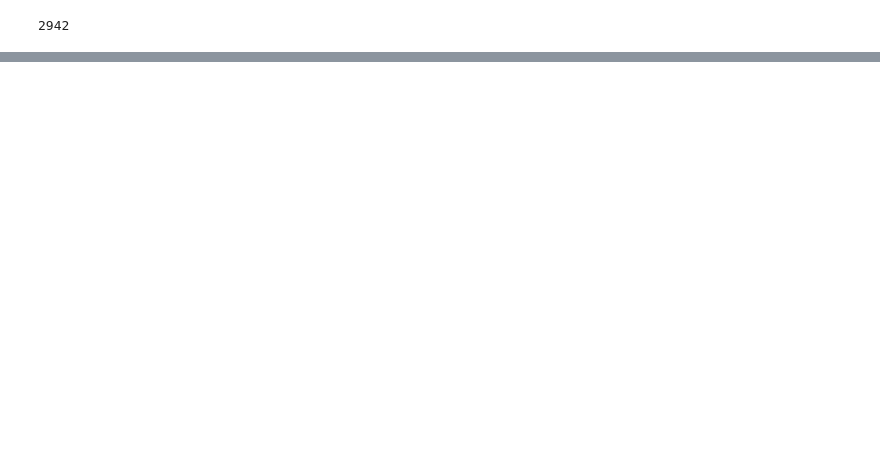
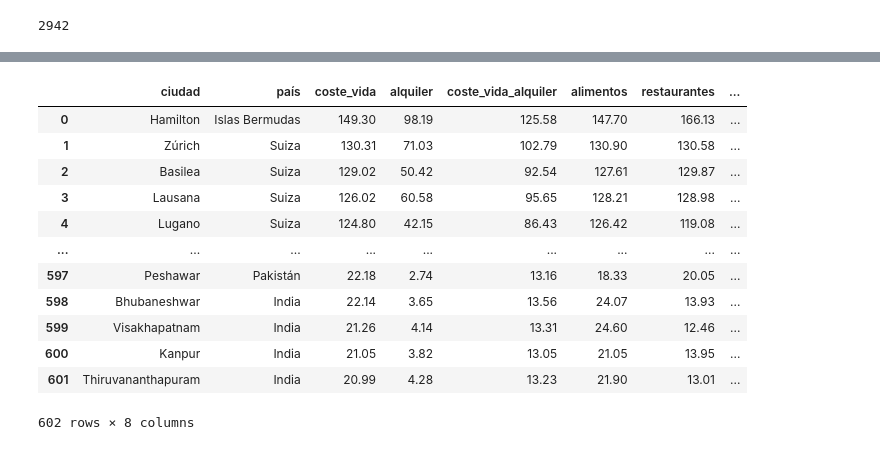
Before and after one commit to as-Solo/Proyecto_Ubicacion, a Jupyter notebook: notebooks/02_Filtrar_ciudades.ipynb, the cells around one changed output, grey strips where cells are left out. Drawn from its saved outputs; the diff is of its cells as text; code cells hidden in the pictures; blank space fills up the shorter version.

```diff
--- a/notebooks/02_Analizando_companies.ipynb
+++ b/notebooks/02_Filtrar_ciudades.ipynb
@@ -190,0 +173,18 @@ coste_vida_ciudades
+# %%
+coste_vida = pd.DataFrame(coste_vida_ciudades)
+# %%
+coste_vida
+# %% [output]
+|  | ciudad | país | coste_vida | alquiler | coste_vida_alquiler | alimentos | restaurantes | ... |
+| 0 | Hamilton | Islas Bermudas | 149.30 | 98.19 | 125.58 | 147.70 | 166.13 | ... |
+| 1 | Zúrich | Suiza | 130.31 | 71.03 | 102.79 | 130.90 | 130.58 | ... |
+| 2 | Basilea | Suiza | 129.02 | 50.42 | 92.54 | 127.61 | 129.87 | ... |
+| 3 | Lausana | Suiza | 126.02 | 60.58 | 95.65 | 128.21 | 128.98 | ... |
+| 4 | Lugano | Suiza | 124.80 | 42.15 | 86.43 | 126.42 | 119.08 | ... |
+| ... | ... | ... | ... | ... | ... | ... | ... | ... |
+| 597 | Peshawar | Pakistán | 22.18 | 2.74 | 13.16 | 18.33 | 20.05 | ... |
+| 598 | Bhubaneshwar | India | 22.14 | 3.65 | 13.56 | 24.07 | 13.93 | ... |
+| 599 | Visakhapatnam | India | 21.26 | 4.14 | 13.31 | 24.60 | 12.46 | ... |
+| 600 | Kanpur | India | 21.05 | 3.82 | 13.05 | 21.05 | 13.95 | ... |
+| 601 | Thiruvananthapuram | India | 20.99 | 4.28 | 13.23 | 21.90 | 13.01 | ... |
+602 rows × 8 columns
```
Also changed, not shown: parts of 71 cells of this notebook, 6 other files.
